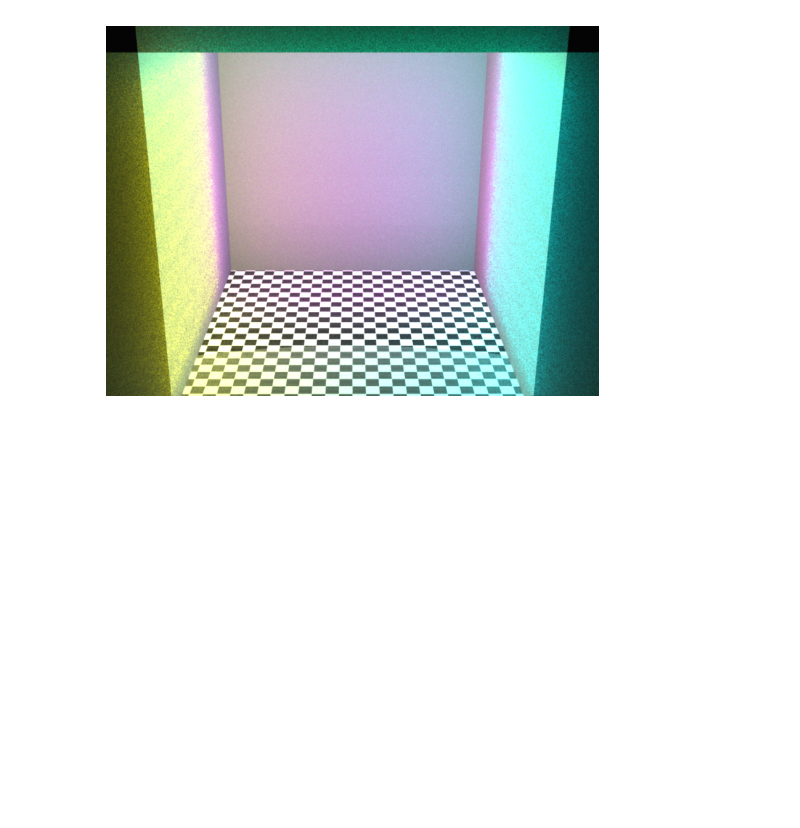
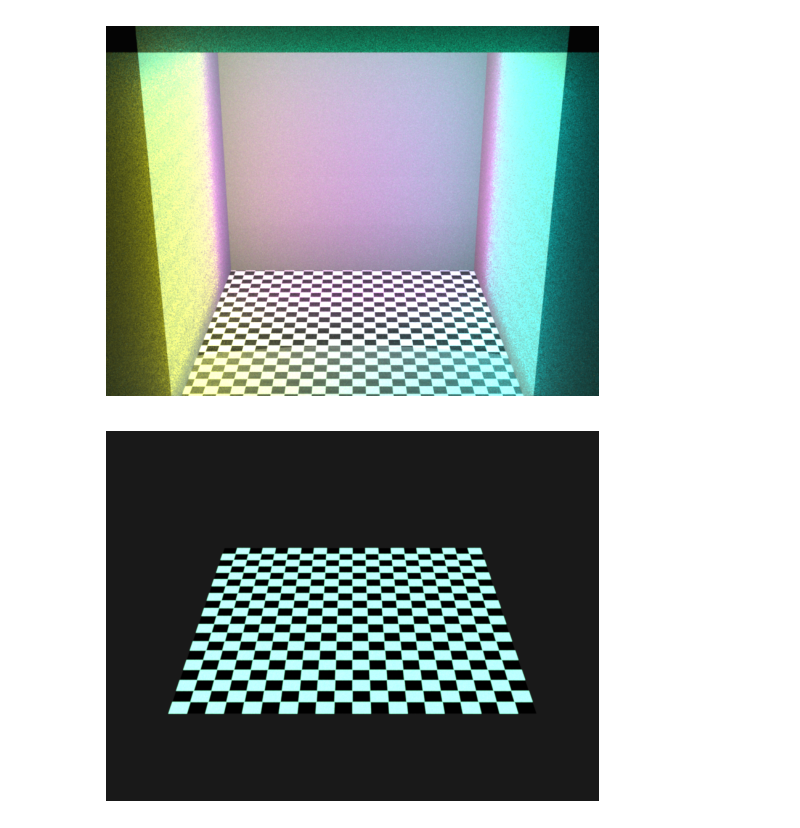
Before and after one commit to kkxthyl/WalmartRGB, a Jupyter notebook: cube/lightconfigs.ipynb, the cells around one changed output. Drawn from its saved outputs; the diff is of its cells as text; code cells hidden in the pictures; blank space fills up the shorter version.

Commit message:
checkerbard to scale

```diff
--- a/cube/lightconfigs.ipynb
+++ b/cube/lightconfigs.ipynb
@@ -296,3 +295,79 @@ plt.savefig(f"output/{CONFIG}.png", dpi=300, bbox_inches='tight')
 # plt.show()
 # %% [output]
 [figure]
+# %%
+import json
+
+emitters = {}
+num_emitters = len(all_pos)
+CONFIG = 'NEON'
+
+for i, (face, pos) in enumerate(all_pos):
+    # color = rainbow(i, num_emitters)
+    # color = get_light_color(face, 'RGB')
+    # color = get_light_color(face, 'CMYK')
+    color = get_light_color(face, CONFIG)
+    emitters[f"light_{i}"] = {
+        "type": "point",
+        "position": pos,
+        "intensity": {
+            "type": "rgb",
+            "value": color  # Use the rainbow function's RGB output
+        }
+    }
+
+
+
+scene_dict = {
+    "type": "scene",
+    "integrator": {"type": "path"},
+    "sensor": {
+        "type": "perspective",
+        "sampler": {
+            "type": "independent",
+            "sample_count": 512
+        },
+        "to_world": mi.ScalarTransform4f().look_at(
+            origin=[0, 0.5, 0.8],
+            target=[0, 0, 0],
+            up=[0, 1, 0]
+        ),
+        "film": {
+            "type": "hdrfilm",
+            "width": 800,
+            "height": 600,
+            "pixel_format": "rgb"
+        },
+    },
+    "env": {
+        "type": "constant",
+        "radiance": {"type": "rgb", "value": [0.01, 0.01, 0.01]}
+    },
+    "checkerboard": {
+        "type": "rectangle",
+        "to_world": mi.ScalarTransform4f()
+            .translate([0, 0, 0])      # Place it on the ground
+            .rotate([1, 0, 0], -90)      # Lie flat on XZ
+            .scale([0.2, 0.2, 1]),       # 0.2 m × 0.2 m plane
+        "bsdf": {
+            "type": "diffuse",
+            "reflectance": {
+                "type": "checkerboard",
+                "color0": { "type": "rgb", "value": [1,1,1] },
+                "color1": { "type": "rgb", "value": [0,0,0] },
+                "to_uv": mi.Transform4f().scale(mi.Vector3f(10, 10, 1))
+                # 10 checks across ⇒ each check is 0.2 m / 10 = 0.02 m
+            }
+        }
+    }
+}
+
+scene_dict.update(emitters)
+scene = mi.load_dict(scene_dict)
+img = mi.render(scene)
+plt.imshow(mi.util.convert_to_bitmap(img))
+plt.axis('off')
+plt.savefig(f"output/{CONFIG}.png", dpi=300, bbox_inches='tight')
+# plt.show()
+# %% [output]
+[figure, added]
```
Also changed, not shown: parts of 1 cell of this notebook.
